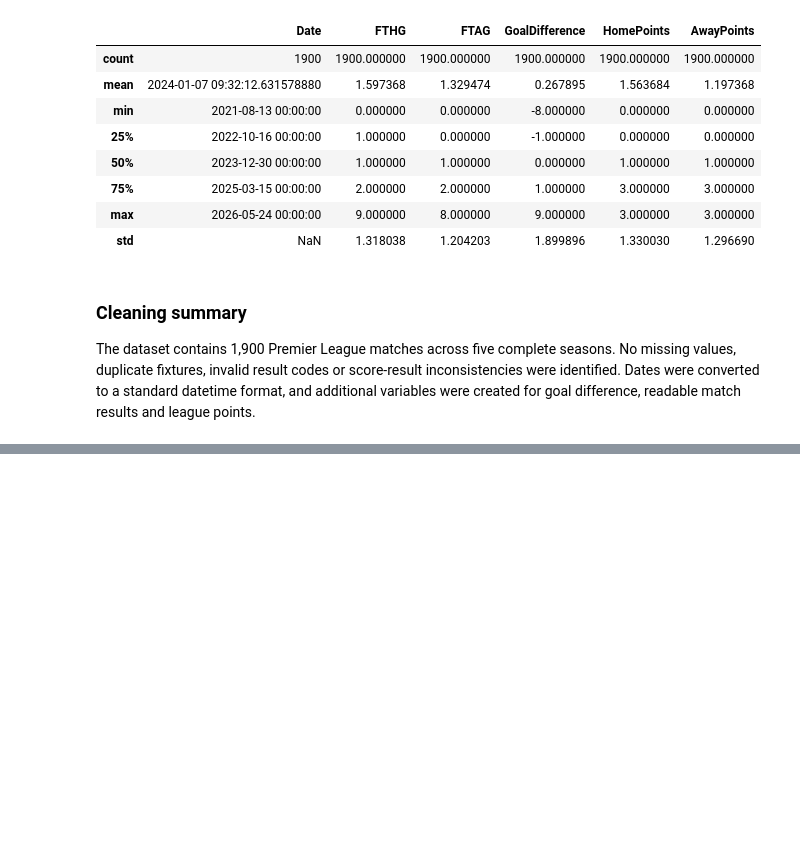
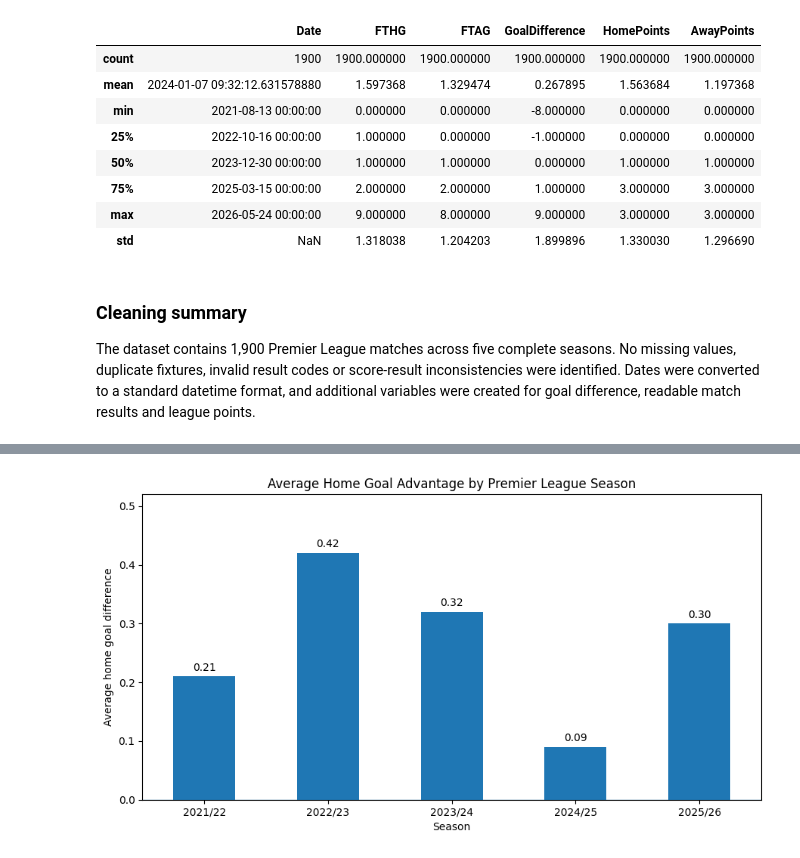
Before and after one commit to harryjarvis/epl-home-advantage-analysis, a Jupyter notebook: notebooks/home_advantage_analysis.ipynb, the cells around one changed output, grey strips where cells are left out. Cells and saved outputs as stored; diff of their text form; code cells hidden in the pictures; blank space fills up the shorter version.

```diff
--- a/notebooks/home_advantage_analysis.ipynb
+++ b/notebooks/home_advantage_analysis.ipynb
@@ -225,0 +423,34 @@ The dataset contains 1,900 Premier League matches across five complete seasons.
+# %%
+goal_difference_by_season = season_summary["AverageGoalDifference"]
+
+ax = goal_difference_by_season.plot(
+    kind="bar",
+    figsize=(9, 5)
+)
+
+ax.set_title("Average Home Goal Advantage by Premier League Season")
+ax.set_xlabel("Season")
+ax.set_ylabel("Average home goal difference")
+ax.axhline(0, linewidth=1)
+
+upper_limit = goal_difference_by_season.max() + 0.10
+ax.set_ylim(0, upper_limit)
+
+for index, value in enumerate(goal_difference_by_season):
+    ax.text(
+        index,
+        value + 0.01,
+        f"{value:.2f}",
+        ha="center"
+    )
+
+plt.xticks(rotation=0)
+plt.tight_layout()
+plt.savefig(
+    "../images/home_goal_advantage_by_season.png",
+    dpi=300,
+    bbox_inches="tight"
+)
+plt.show()
+# %% [output]
+[figure, added]
```
Also changed, not shown: parts of 30 cells of this notebook, 4 other files.
